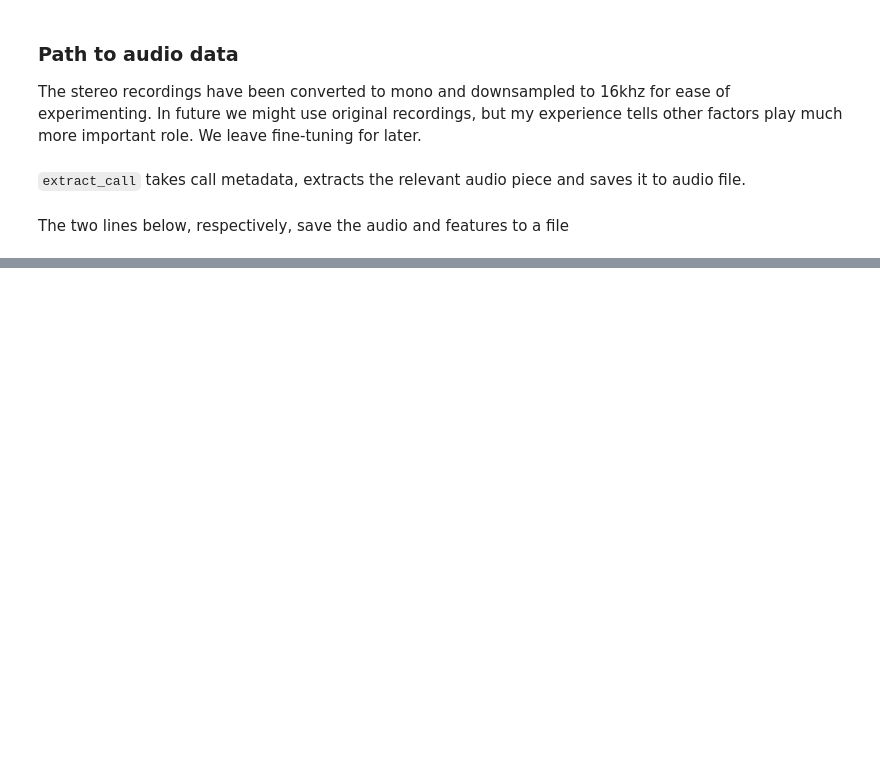
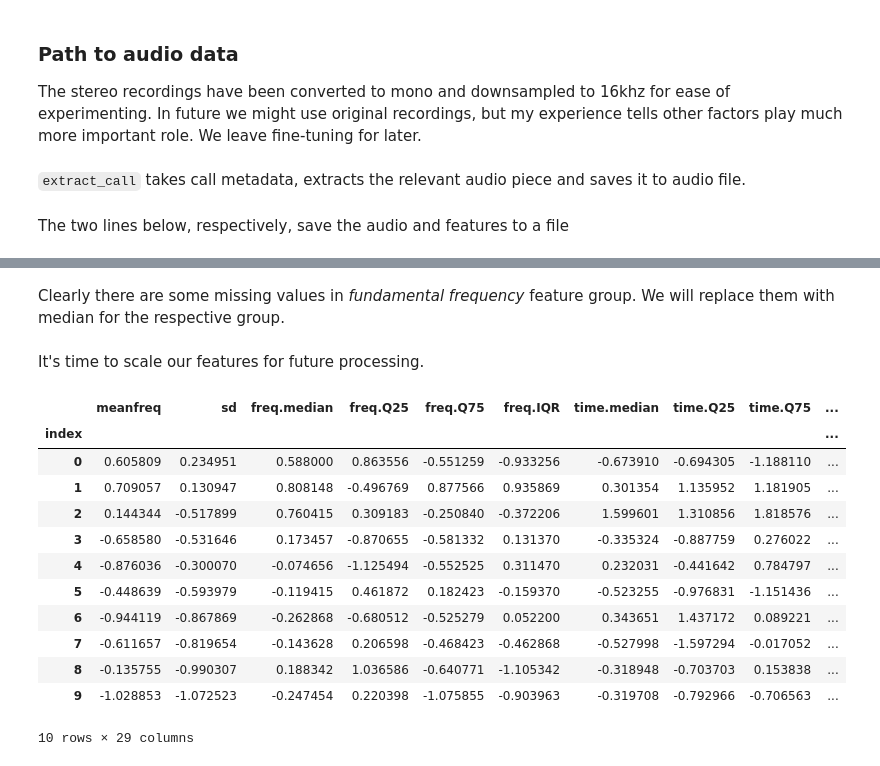
Before and after one commit to RSPB/StormPetrels, a Jupyter notebook: warbler_analysis.ipynb, the cells around one changed output, grey strips where cells are left out. Drawn from its saved outputs; the diff is of its cells as text; code cells hidden in the pictures; blank space fills up the shorter version.

```diff
--- a/warbler_analysis.ipynb
+++ b/warbler_analysis.ipynb
@@ -330,0 +443,2 @@ I manually checked all false positives and noted *ground truth*. Extra columns t
+# %% [markdown]
+Clearly there are some missing values in *fundamental frequency* feature group. We will replace them with median for the respective group.
@@ -330,0 +447,2 @@ I manually checked all false positives and noted *ground truth*. Extra columns t
+# %% [markdown]
+It's time to scale our features for future processing.
@@ -330,0 +452,16 @@ I manually checked all false positives and noted *ground truth*. Extra columns t
+# %%
+features[feature_names].head(10)
+# %% [output]
+|  | meanfreq | sd | freq.median | freq.Q25 | freq.Q75 | freq.IQR | time.median | time.Q25 | time.Q75 | ... |
+| index |  |  |  |  |  |  |  |  |  | ... |
+| 0 | 0.605809 | 0.234951 | 0.588000 | 0.863556 | -0.551259 | -0.933256 | -0.673910 | -0.694305 | -1.188110 | ... |
+| 1 | 0.709057 | 0.130947 | 0.808148 | -0.496769 | 0.877566 | 0.935869 | 0.301354 | 1.135952 | 1.181905 | ... |
+| 2 | 0.144344 | -0.517899 | 0.760415 | 0.309183 | -0.250840 | -0.372206 | 1.599601 | 1.310856 | 1.818576 | ... |
+| 3 | -0.658580 | -0.531646 | 0.173457 | -0.870655 | -0.581332 | 0.131370 | -0.335324 | -0.887759 | 0.276022 | ... |
+| 4 | -0.876036 | -0.300070 | -0.074656 | -1.125494 | -0.552525 | 0.311470 | 0.232031 | -0.441642 | 0.784797 | ... |
+| 5 | -0.448639 | -0.593979 | -0.119415 | 0.461872 | 0.182423 | -0.159370 | -0.523255 | -0.976831 | -1.151436 | ... |
+| 6 | -0.944119 | -0.867869 | -0.262868 | -0.680512 | -0.525279 | 0.052200 | 0.343651 | 1.437172 | 0.089221 | ... |
+| 7 | -0.611657 | -0.819654 | -0.143628 | 0.206598 | -0.468423 | -0.462868 | -0.527998 | -1.597294 | -0.017052 | ... |
+| 8 | -0.135755 | -0.990307 | 0.188342 | 1.036586 | -0.640771 | -1.105342 | -0.318948 | -0.703703 | 0.153838 | ... |
+| 9 | -1.028853 | -1.072523 | -0.247454 | 0.220398 | -1.075855 | -0.903963 | -0.319708 | -0.792966 | -0.706563 | ... |
+10 rows × 29 columns
```
Also changed, not shown: parts of 18 cells of this notebook.
